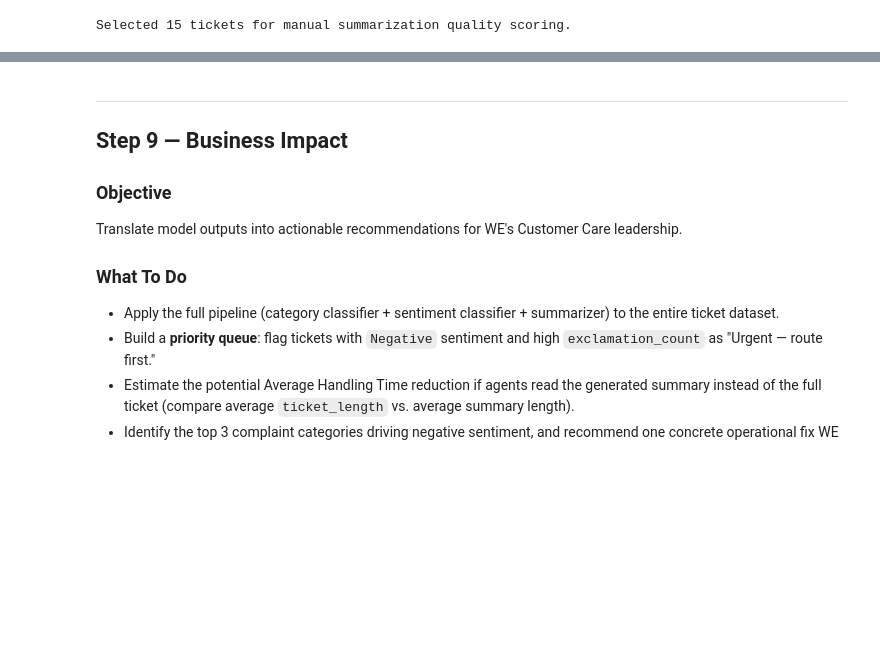
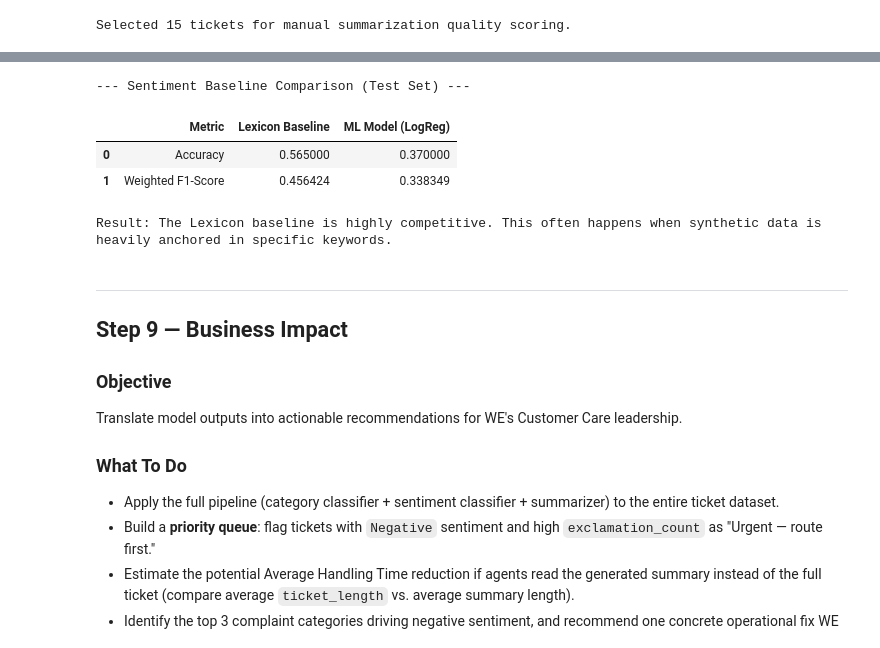
Before and after one commit to mohand22yehia-commits/telecome_egypt_assigment, a Jupyter notebook: WE_ML_Complaint_Classification_Summarization_Sentiment_(3).ipynb, the cells around one changed output, grey strips where cells are left out. Saved outputs shown, nothing was run; the diff lists cells and outputs as text; code cells hidden in the pictures; blank space fills up the shorter version.

```diff
--- a/WE_ML_Complaint_Classification_Summarization_Sentiment_(3).ipynb
+++ b/WE_ML_Complaint_Classification_Summarization_Sentiment_(3).ipynb
@@ -1518,25 +1484,40 @@ plt.show()
 # %%
 from sklearn.metrics import accuracy_score, f1_score
+import pandas as pd
+
+# Get indices from the test split to ensure fair comparison
 test_indices = y_test_sen.index
 lexicon_test_preds = df.loc[test_indices, 'sentiment_label_fallback']
+
+# Calculate metrics for both
 ml_accuracy = accuracy_score(y_test_sen, y_pred_sen_lr)
 ml_f1 = f1_score(y_test_sen, y_pred_sen_lr, average='weighted')
+
 lex_accuracy = accuracy_score(y_test_sen, lexicon_test_preds)
 lex_f1 = f1_score(y_test_sen, lexicon_test_preds, average='weighted')
-print("--- Sentiment Baseline Comparison ---")
+
+print("--- Sentiment Baseline Comparison (Test Set) ---")
 comparison_data = {
     'Metric': ['Accuracy', 'Weighted F1-Score'],
     'Lexicon Baseline': [lex_accuracy, lex_f1],
     'ML Model (LogReg)': [ml_accuracy, ml_f1]
 }
 
 comparison_df = pd.DataFrame(comparison_data)
 display(comparison_df)
 
+# Result summary
 if ml_f1 > lex_f1:
-    print(f"\nResult: The ML Model outperforms the lexicon by {((ml_f1 - lex_f1)/lex_f1)*100:.2f}% in F1-score.")
+    improvement = ((ml_f1 - lex_f1)/lex_f1)*100
+    print(f"\nResult: The ML Model outperforms the lexicon by {improvement:.2f}% in F1-score.")
 else:
-    print("\nResult: The Lexicon baseline is surprisingly competitive or superior. This suggests the synthetic patterns might be strongly rule-linked.")
+    print("\nResult: The Lexicon baseline is highly competitive. This often happens when synthetic data is heavily anchored in specific keywords.")
+# %% [output]
+--- Sentiment Baseline Comparison (Test Set) ---
+|  | Metric | Lexicon Baseline | ML Model (LogReg) |
+| 0 | Accuracy | 0.565000 | 0.370000 |
+| 1 | Weighted F1-Score | 0.456424 | 0.338349 |
+Result: The Lexicon baseline is highly competitive. This often happens when synthetic data is heavily anchored in specific keywords.
 # %% [markdown]
 ---
 ## Step 9 — Business Impact
```
Also changed, not shown: parts of 12 cells of this notebook.
